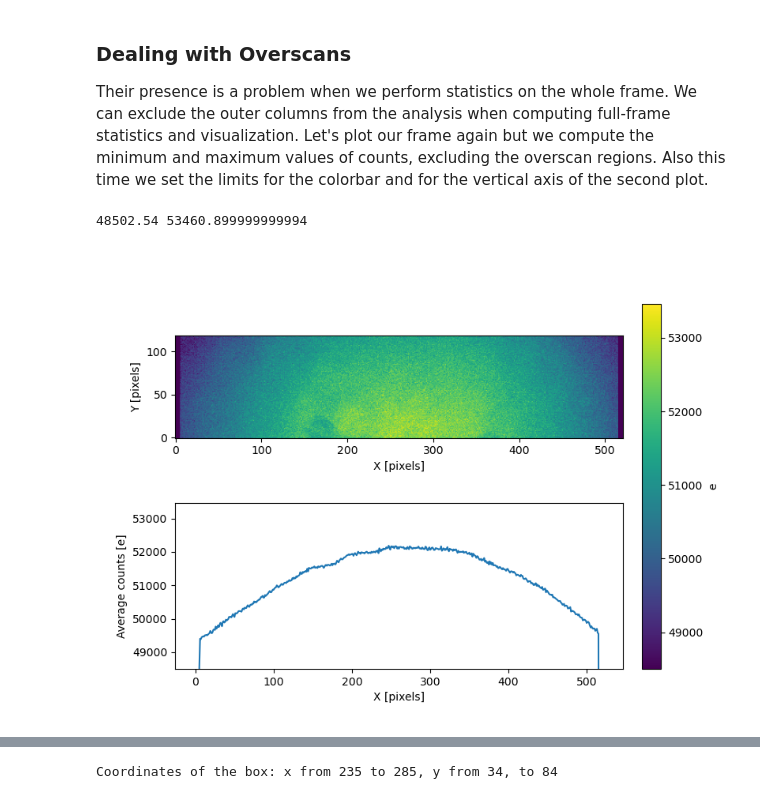
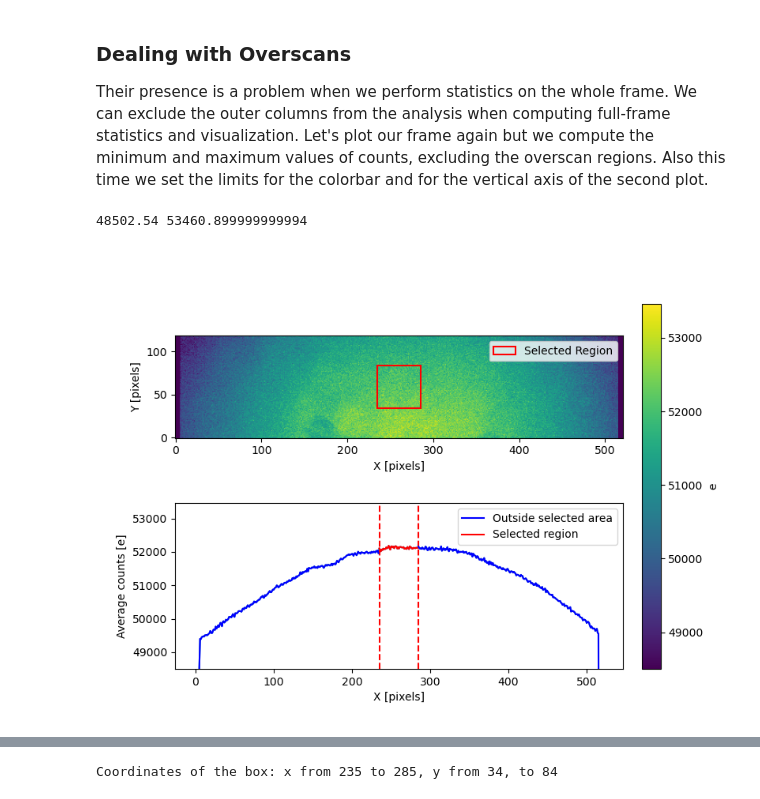
Before and after one commit to LFiaccadori/Astrolab2, a Jupyter notebook: 02 - Flat Analysis.ipynb, the cells around one changed output, grey strips where cells are left out. Saved outputs shown, nothing was run; the diff lists cells and outputs as text; code cells hidden in the pictures.

Commit message:
Updated Plots

```diff
--- a/02 - Flat Analysis.ipynb
+++ b/02 - Flat Analysis.ipynb
@@ -67,29 +67,54 @@ plt.show()
 Their presence is a problem when we perform statistics on the whole frame. We can exclude the outer columns from the analysis when computing full-frame statistics and visualization. Let's plot our frame again but we compute the minimum and maximum values of counts, excluding the overscan regions.
 Also this time we set the limits for the colorbar and for the vertical axis of the second plot.
 # %%
+from matplotlib.patches import Rectangle
 vmin = np.amin(flat00_data[:, 12:-12]) #Minimo tra tutte le righe, le colonne dalla 12 alla -12
 vmax = np.amax(flat00_data[:, 12:-12])
 print(vmin, vmax)
 
+# Define the 50x50 box centered in the frame
+window_size = 50
+x_center = flat00_data.shape[1] // 2
+y_center = flat00_data.shape[0] // 2
+x0, y0 = x_center - window_size // 2, y_center - window_size // 2
+
 fig, ax = plt.subplots(2,1, figsize=(8,6))
 im1 = ax[0].imshow(flat00_data, origin='lower', vmin=vmin, vmax=vmax)
+# Add the 50x50 box outline at the center
+rect = Rectangle((x0, y0), window_size, window_size, linewidth=1.5, edgecolor='red', facecolor='none', label='Selected Region')
+ax[0].add_patch(rect)
+ax[0].legend()
+
+
+
 median_column = np.average(flat00_data, axis=0)
 im2 = ax[1].plot(median_column)
+
+# Add vertical lines at the left and right boundaries of the 50x50 box
+ax[1].axvline(x=x0, color='red', linestyle='--', linewidth=1.5)  # Left boundary
+ax[1].axvline(x=x0+50, color='red', linestyle='--', linewidth=1.5)  # Right boundary
+# Plot the median column with two colors: red inside selected region, blue outside
+x_values = np.arange(flat00_data.shape[1])
+ax[1].plot(x_values[:x0], median_column[:x0], color='blue', label='Outside selected area')
+ax[1].plot(x_values[x0:x0+50], median_column[x0:x0+50], color='red', label='Selected region')
+ax[1].plot(x_values[x0+50:], median_column[x0+50:], color='blue')
+ax[1].legend()
+
 
 #Set the plot limits
 ax[1].set_ylim(vmin, vmax)
 
 cbar = fig.colorbar(im1, ax=ax, fraction=0.046, pad = 0.04)
 cbar.set_label("e")
 
 ax[0].set_xlabel('X [pixels]')
 ax[0].set_ylabel('Y [pixels]')
 
 ax[1].set_xlabel('X [pixels]')
 ax[1].set_ylabel('Average counts [e]')
 plt.show()
 # %% [output]
 48502.54 53460.899999999994
-[figure, old version]
+[figure, new version]
 # %% [markdown]
 ### Flat Calibration
```
Also changed, not shown: parts of 1 cell of this notebook, 2 other files.
